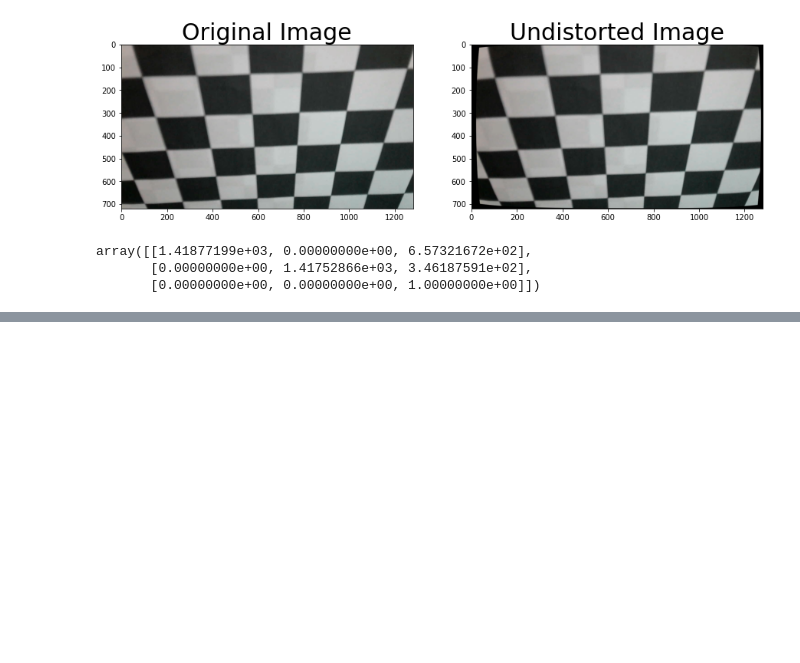
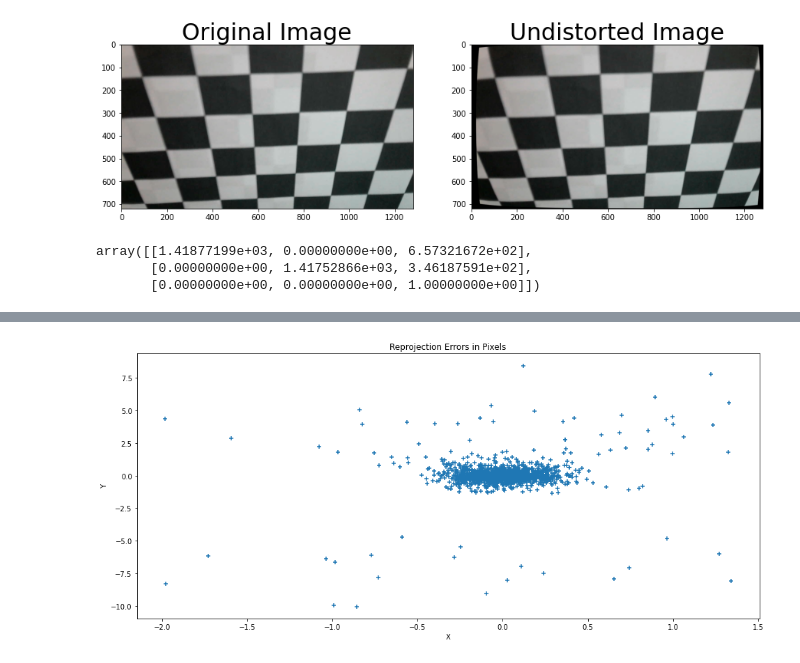
Before and after one commit to kiplimock/forest-project, a Jupyter notebook: calibration.ipynb, the cells around one changed output, grey strips where cells are left out. Saved outputs shown, nothing was run; the diff lists cells and outputs as text; code cells hidden in the pictures; blank space fills up the shorter version.

```diff
--- a/calibration.ipynb
+++ b/calibration.ipynb
@@ -88,0 +138,6 @@ array([[1.41877199e+03, 0.00000000e+00, 6.57321672e+02],
+# %%
+plt.figure(figsize=(16,7))
+plt.scatter(x, y, marker='+'), plt.title('Reprojection Errors in Pixels'), plt.xlabel('X'), plt.ylabel('Y')
+plt.show()
+# %% [output]
+[figure, added]
```
Also changed, not shown: parts of 9 cells of this notebook, 6 other files.
